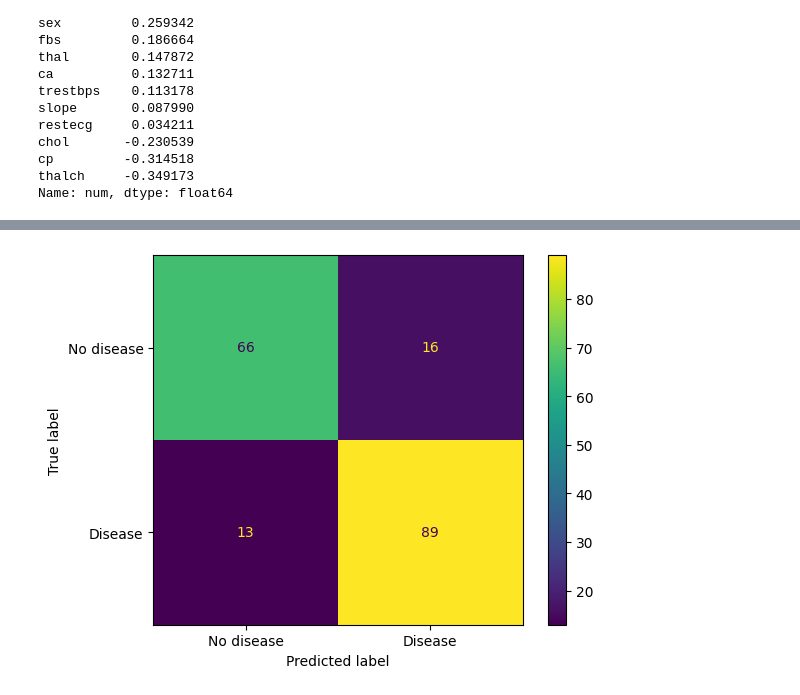
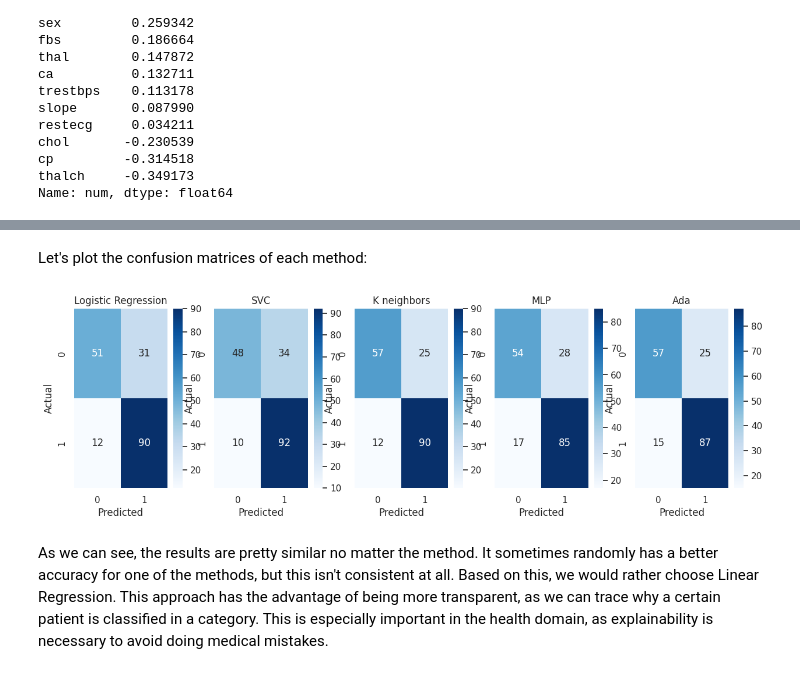
Before and after one commit to baptiste314/FTML_PROJET, a Jupyter notebook: Exercice 6/Exercice 6.ipynb, the cells around one changed output, grey strips where cells are left out. Saved outputs shown, nothing was run; the diff lists cells and outputs as text; code cells hidden in the pictures.

```diff
--- a/Exercice 6/Exercice 6.ipynb
+++ b/Exercice 6/Exercice 6.ipynb
@@ -93,7 +81,7 @@ dataset.describe(include='all')
 # %%
 import seaborn as sns
 import matplotlib.pyplot as plt
-#sns.set_theme()
+sns.set_theme()
 
 dataset.hist(bins=30, figsize=(15, 10))
 plt.show()
@@ -186,5 +264,17 @@ Accuracy: 0.842391304347826
+# %% [markdown]
+Let's plot the confusion matrices of each method:
 # %%
-ConfusionMatrixDisplay(cm, display_labels=["No disease", "Disease"]).plot()
+fig, axes = plt.subplots(1, len(models), figsize=(15, 4))
+
+
+for ax, (title, (_, cm, _)) in zip(axes, results.items()):
+    sns.heatmap(cm, annot=True, fmt='d', cmap='Blues', ax=ax)
+    ax.set_title(title)
+    ax.set_xlabel('Predicted')
+    ax.set_ylabel('Actual')
+
 plt.show()
 # %% [output]
-[figure, old version]
+[figure, new version]
+# %% [markdown]
+As we can see, the results are pretty similar no matter the method. It sometimes randomly has a better accuracy for one of the methods, but this isn't consistent at all. Based on this, we would rather choose Linear Regression. This approach has the advantage of being more transparent, as we can trace why a certain patient is classified in a category. This is especially important in the health domain, as explainability is necessary to avoid doing medical mistakes.
```
Also changed, not shown: parts of 7 cells of this notebook.
